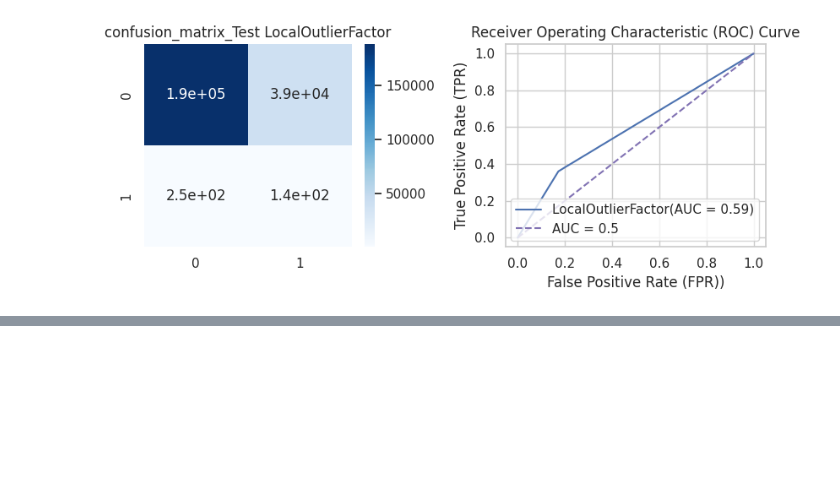
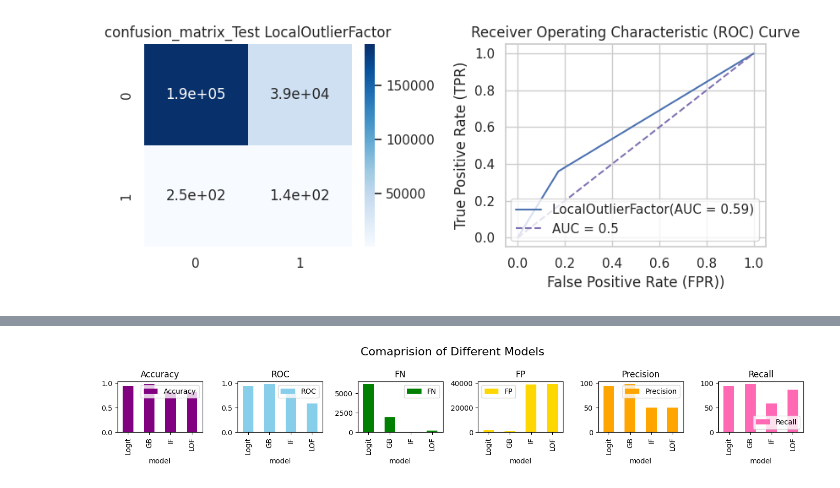
Before and after one commit to pmama/FinancialProject, a Jupyter notebook: Financial_project.ipynb, the cells around one changed output, grey strips where cells are left out. Saved outputs shown, nothing was run; the diff lists cells and outputs as text; code cells hidden in the pictures; blank space fills up the shorter version.

```diff
--- a/Financial_project.ipynb
+++ b/Financial_project.ipynb
@@ -1570,0 +1309,13 @@ Model_name :  OneClassSVM
+# %%
+data  ={'model':  ['Logit', 'GB','IF','LOF'],
+    'Model_name' :  ['Logistic', 'GradientBoost','IsolationForest','LocalOutlierFactor'],
+        'Accuracy'   :  [0.94, 0.98, 0.82, 0.82],
+        'ROC'        :[0.94, 0.98, 0.87, 0.59],
+        'FN'         : [6213,1960,38,252],
+        'FP'         :[1839,854,39044,39258],
+        'Precision'  :[94,98,50,50],
+        'Recall'     :[94,98,59,87]
+}
+metric_df = pd.DataFrame(data)
+metric_df.set_index('model', inplace= True)
+metric_df
@@ -1570,0 +1329,11 @@ Model_name :  OneClassSVM
+# %%
+metric_df.plot(kind='bar', y=['Accuracy', 'ROC','FN','FP','Precision','Recall'],
+               color=['purple','skyblue','green','gold','orange','hotpink'], figsize=(14, 2.5), subplots=True, layout=(1, 6))
+plt.legend(loc ='lower right')
+
+plt.suptitle('Comaprision of Different Models', fontsize=16)
+
+plt.tight_layout()
+plt.show()
+# %% [output]
+[figure, added]
```
Also changed, not shown: parts of 22 cells of this notebook.
